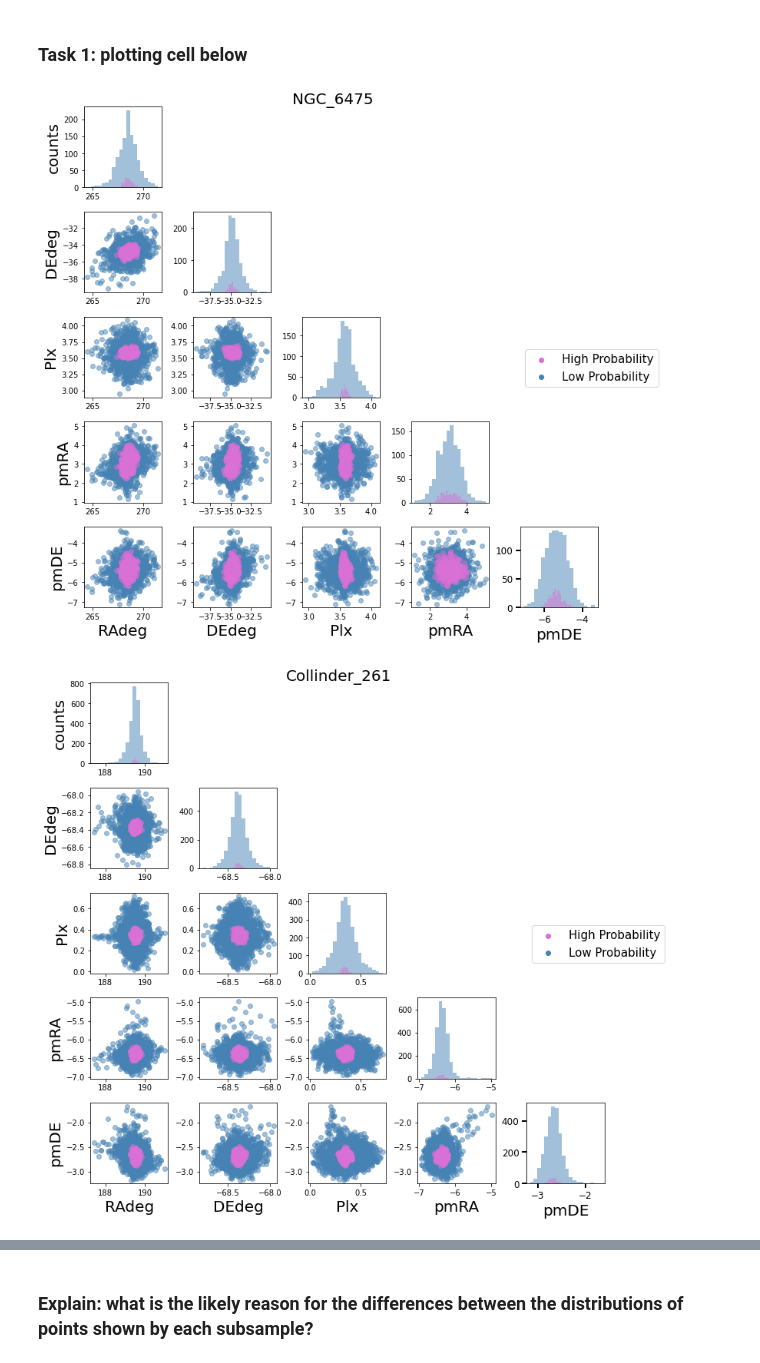
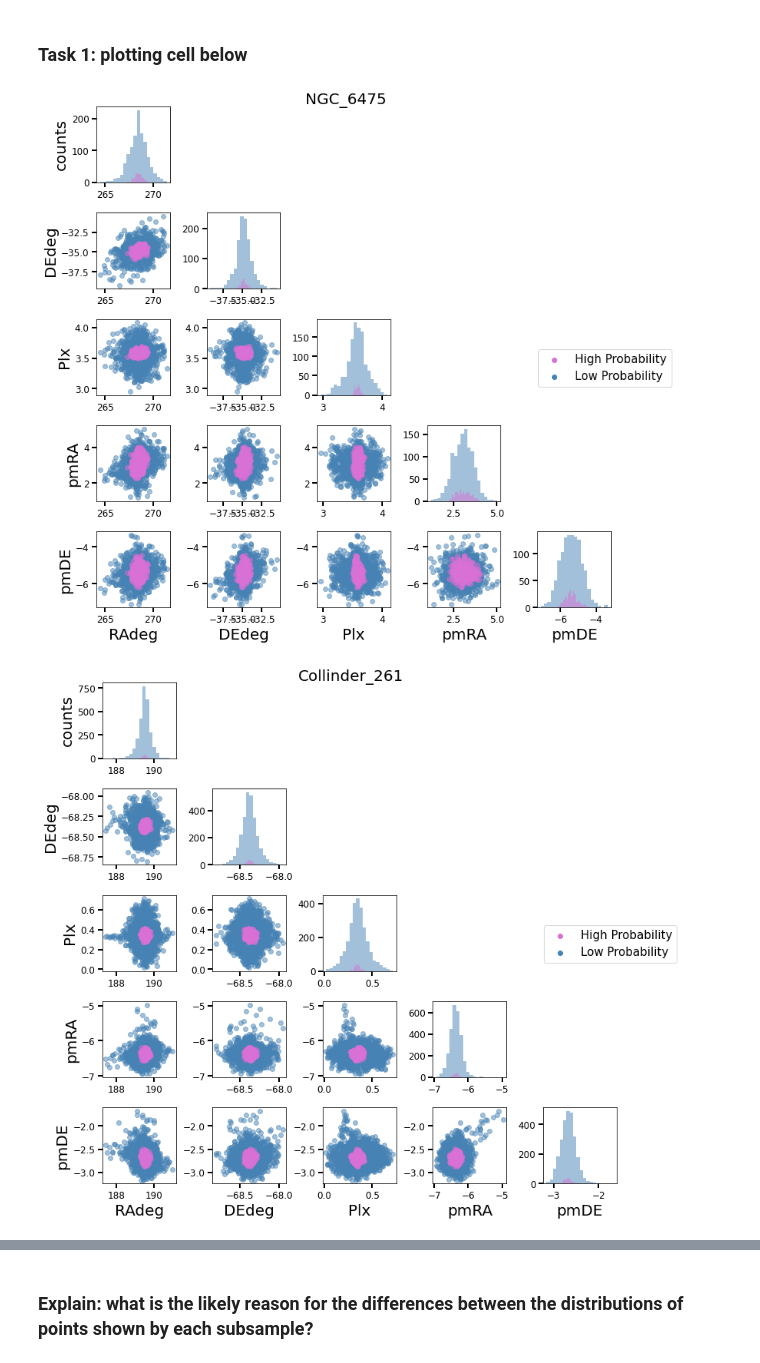
Before and after one commit to afinemax/stat_meth, a Jupyter notebook: assignments/a1/a1_max_fine.ipynb, the cells around one changed output, grey strips where cells are left out. Drawn from its saved outputs; the diff is of its cells as text; code cells hidden in the pictures.

```diff
--- a/assignments/a1/a1_max_fine.ipynb
+++ b/assignments/a1/a1_max_fine.ipynb
@@ -171,10 +171,11 @@ color_low = 'steelblue'
 # Nested for loop for plotting
 for k in range(len(df_low)):
     fig, axes = plt.subplots(ndims, ndims, figsize=(12, 12))
-    fig.subplots_adjust(wspace=0.4, hspace=0.3)
+    fig.subplots_adjust(wspace=0.5, hspace=0.4)
     plotting_df = df_low[k]
     for i in range(ndims):  # y dimension of the grid
         for j in range(ndims):  # x dimension of the grid
+            axes[i,j].tick_params(axis='both', which='major', labelsize=12, width=2, length=6)
             if i == j:
 
                 axes[i, j].hist(plotting_df[labels[i]].values, bins=20, color=color_low, alpha=0.5)
@@ -192,37 +193,35 @@ for k in range(len(df_low)):
 
             if i == ndims - 1:
                 axes[i, j].set_xlabel(labels[j], fontsize=20)
 
     plotting_df = df_high[k]
     for i in range(ndims):  # y dimension of the grid
         for j in range(ndims):  # x dimension of the grid
+            axes[i,j].tick_params(axis='both', which='major', labelsize=12, width=2, length=6)
             if i == j:
 
                 axes[i, j].hist(plotting_df[labels[i]].values, bins=20, color=color_high, alpha=0.5)
             elif i > j:
                 axes[i, j].scatter(plotting_df[labels[j]].values[0], plotting_df[labels[i]].values[0], color=color_high, alpha=0.5, )
             else:
                 axes[i, j].axis('off')
 
             if j == 0:
                 if i == j:
                     axes[i, j].set_ylabel('counts', fontsize=20)
                 else:
                     axes[i, j].set_ylabel(labels[i], fontsize=20)
 
             if i == ndims - 1:
                 axes[i, j].set_xlabel(labels[j], fontsize=20)
 
-    # inspired by john to do a dummy plot for the legend
+    # Inspired by john to do a dummy plot for the legend
+    # Figure garb
     plt.scatter([],[], label='High Probability', color=color_high)
     plt.scatter([],[], label='Low Probability', color=color_low)
-    plt.tick_params(axis='both', which='major', labelsize=12, width=2, length=6)
-
     fig.legend(loc=7, fontsize=15)
-
     plt.suptitle(plotting_df['Name'][0], size=20, y=0.9)
-    #plt.savefig('max_1.1_wip.png')
     plt.show()
 # %% [output]
-[figure, old version]
+[figure, new version]
-[figure, old version]
+[figure, new version]
```
Also changed, not shown: parts of 10 cells of this notebook.
